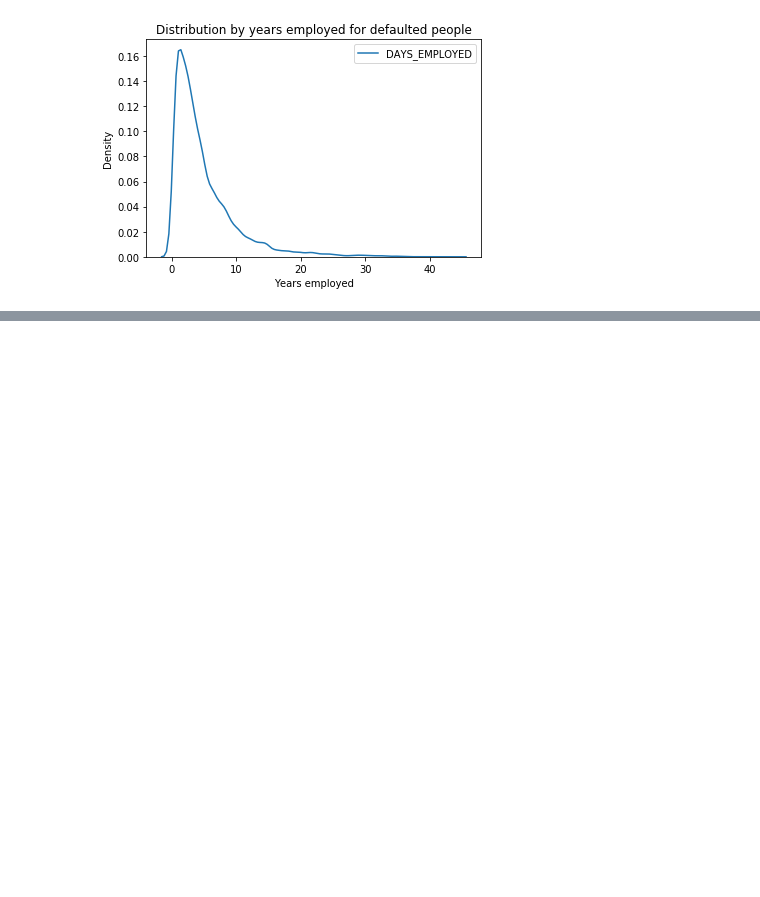
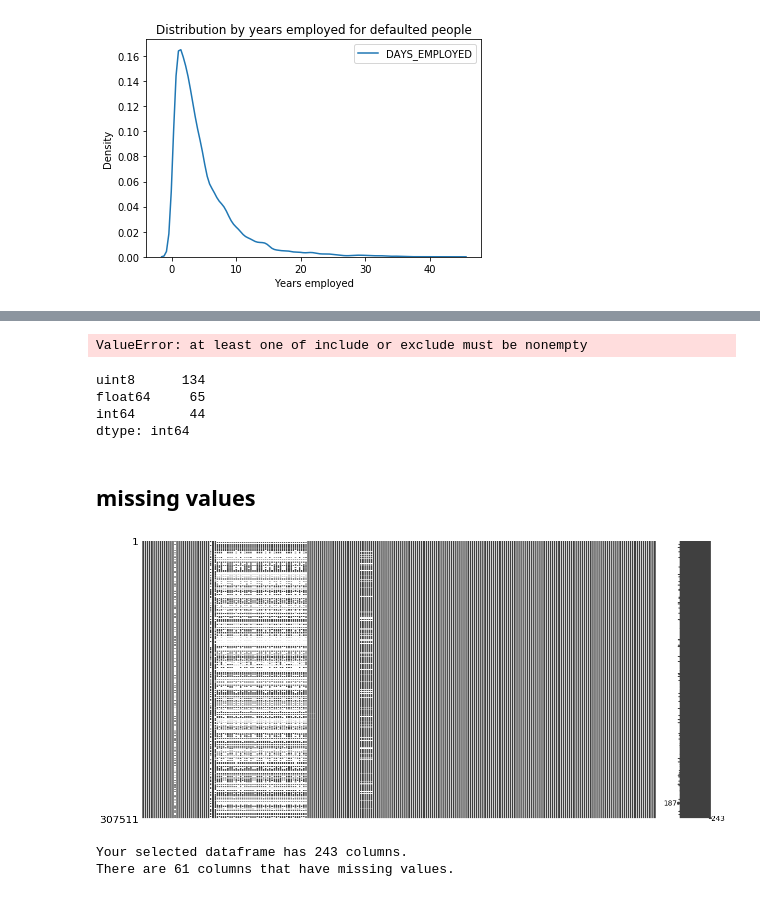
Before and after one commit to Naihan/TCDS, a Jupyter notebook: loans_for_submit.ipynb, the cells around one changed output, grey strips where cells are left out. Saved outputs shown, nothing was run; the diff lists cells and outputs as text; code cells hidden in the pictures; blank space fills up the shorter version.

Commit message:
added missing values

```diff
--- a/loans_for_submit.ipynb
+++ b/loans_for_submit.ipynb
@@ -330,0 +353,5 @@ plt.title('Distribution by years employed for defaulted people');
+# %%
+#check the column types
+master_df.select_dtypes()
+# %% [output]
+ValueError: at least one of include or exclude must be nonempty
@@ -330,0 +361,30 @@ plt.title('Distribution by years employed for defaulted people');
+# %%
+# configure one hot and label encoding using LabelEncoder nad get_dummies
+le = LabelEncoder()
+
+for column in master_df.select_dtypes('object'):
+    if len(list(master_df[column].unique())) == 2:
+        le.fit(master_df[column])
+        master_df[column] = le.transform(master_df[column])
+
+#set the rest with one hot
+master_df = pd.get_dummies(master_df)
+# %%
+#we can see that we dont have categorical data anymore
+master_df.dtypes.value_counts()
+# %% [output]
+uint8      134
+float64     65
+int64       44
+dtype: int64
+# %% [markdown]
+## missing values
+# %%
+msno.matrix(master_df, inline=True, sparkline=True, figsize=(20,10), sort=None)
+# %% [output]
+[figure, added]
+# %%
+missing_columns = missing_values_table(master_df)
+# %% [output]
+Your selected dataframe has 243 columns.
+There are 61 columns that have missing values.
```
Also changed, not shown: parts of 19 cells of this notebook.
